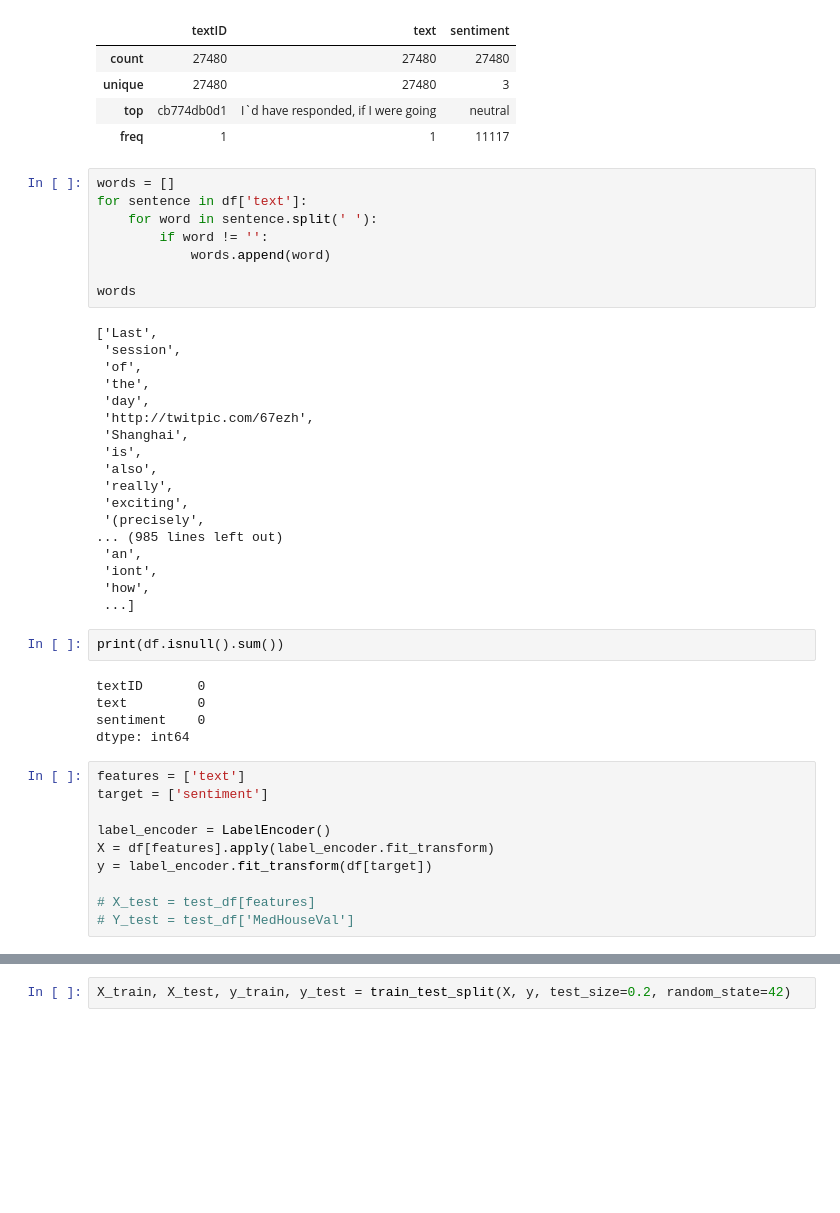
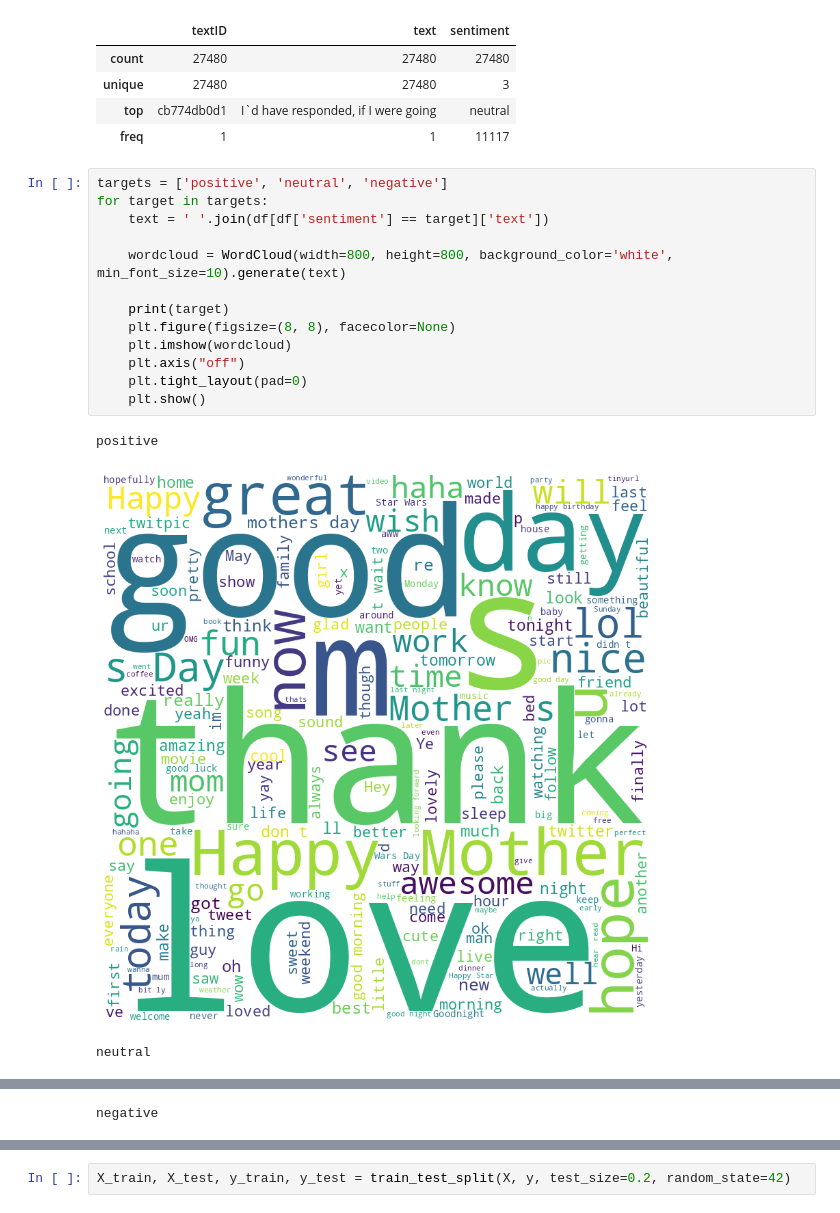
Before and after one commit to abdelrehman99/EPIC-Program, a Jupyter notebook: Data_Science/Epic_DecsionTree/Epic Classification1-1.ipynb, the cells around one changed output, grey strips where cells are left out. Drawn from its saved outputs; the diff is of its cells as text; blank space fills up the shorter version.

```diff
--- a/Data_Science/Epic_DecsionTree/Epic Classification1-1.ipynb
+++ b/Data_Science/Epic_DecsionTree/Epic Classification1-1.ipynb
@@ -34,46 +55,20 @@ df.describe()
 | unique | 27480 | 27480 | 3 |
 | top | cb774db0d1 | I`d have responded, if I were going | neutral |
 | freq | 1 | 1 | 11117 |
-# %%
-words = []
-for sentence in df['text']:
-    for word in sentence.split(' '):
-        if word != '':
-            words.append(word)
-
-words
-# %% [output]
-['Last',
- 'session',
- 'of',
- 'the',
- 'day',
- 'http://twitpic.com/67ezh',
- 'Shanghai',
- 'is',
- 'also',
- 'really',
- 'exciting',
- '(precisely',
-... (985 lines left out)
- 'an',
- 'iont',
- 'how',
- ...]
-# %%
-print(df.isnull().sum())
-# %% [output]
-textID       0
-text         0
-sentiment    0
-dtype: int64
-# %%
-features = ['text']
-target = ['sentiment']
-
-label_encoder = LabelEncoder()
-X = df[features].apply(label_encoder.fit_transform)
-y = label_encoder.fit_transform(df[target])
-
-# X_test = test_df[features]
-# Y_test = test_df['MedHouseVal']
+# %%
+targets = ['positive', 'neutral', 'negative']
+for target in targets:
+    text = ' '.join(df[df['sentiment'] == target]['text'])
+
+    wordcloud = WordCloud(width=800, height=800, background_color='white', min_font_size=10).generate(text)
+
+    print(target)
+    plt.figure(figsize=(8, 8), facecolor=None)
+    plt.imshow(wordcloud)
+    plt.axis("off")
+    plt.tight_layout(pad=0)
+    plt.show()
+# %% [output]
+positive
+[figure, added]
+neutral
@@ -79,0 +76 @@ y = label_encoder.fit_transform(df[target])
+negative
```
Also changed, not shown: parts of 12 cells of this notebook, 2 other files.
